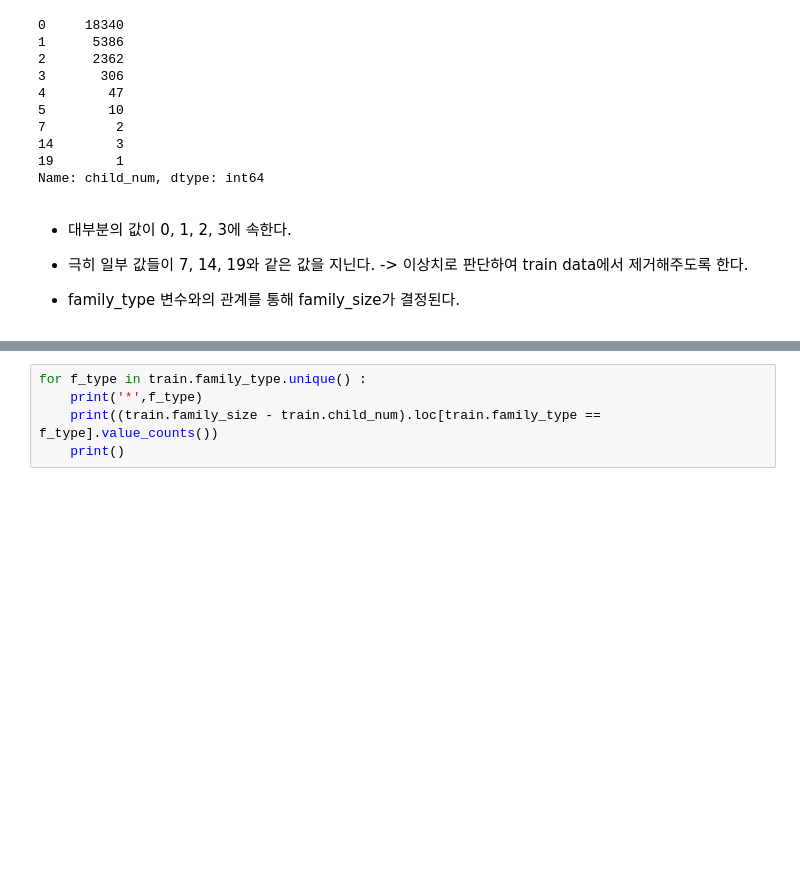
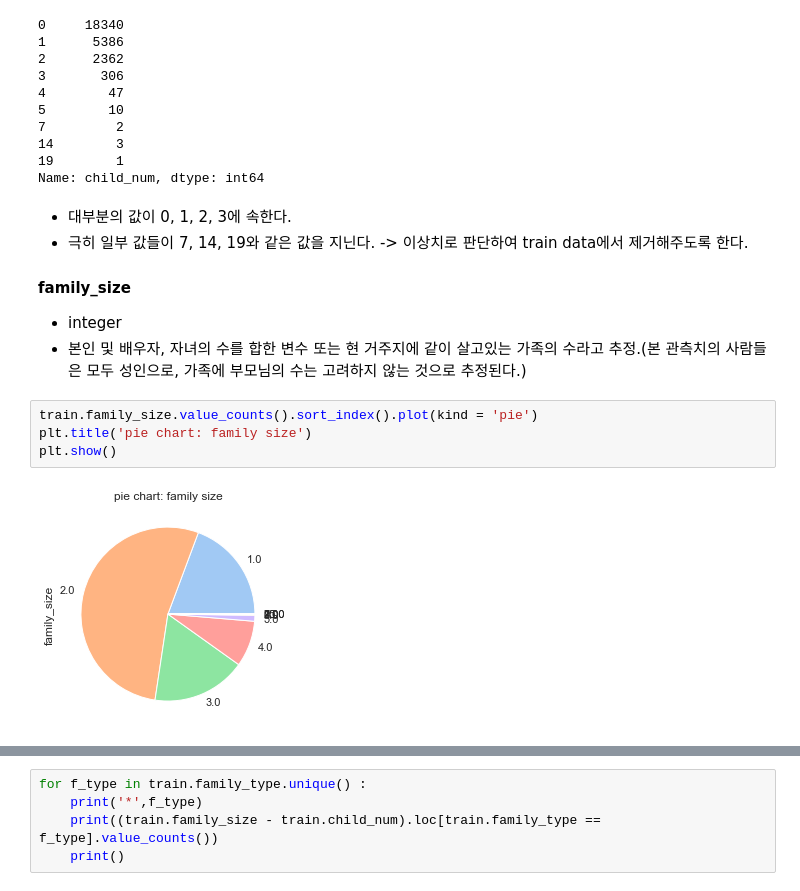
Before and after one commit to Gangtaro/data_science_repository, a Jupyter notebook: COMPETETION_LOG/DACON_210405_credit/dacon_credit_project.ipynb, the cells around one changed output, grey strips where cells are left out. Saved outputs shown, nothing was run; the diff lists cells and outputs as text; blank space fills up the shorter version.

```diff
--- a/COMPETETION_LOG/DACON_210405_credit/dacon_credit_project.ipynb
+++ b/COMPETETION_LOG/DACON_210405_credit/dacon_credit_project.ipynb
@@ -199,4 +204,12 @@ Name: child_num, dtype: int64
 - 대부분의 값이 0, 1, 2, 3에 속한다.
 - 극히 일부 값들이 7, 14, 19와 같은 값을 지닌다. -> 이상치로 판단하여 train data에서 제거해주도록 한다.
 
-- family_type 변수와의 관계를 통해 family_size가 결정된다.
+#### family_size
+- integer
+- 본인 및 배우자, 자녀의 수를 합한 변수 또는 현 거주지에 같이 살고있는 가족의 수라고 추정.(본 관측치의 사람들은 모두 성인으로, 가족에 부모님의 수는 고려하지 않는 것으로 추정된다.)
+# %%
+train.family_size.value_counts().sort_index().plot(kind = 'pie')
+plt.title('pie chart: family size')
+plt.show()
+# %% [output]
+[figure, added]
```
Also changed, not shown: parts of 20 cells of this notebook.
